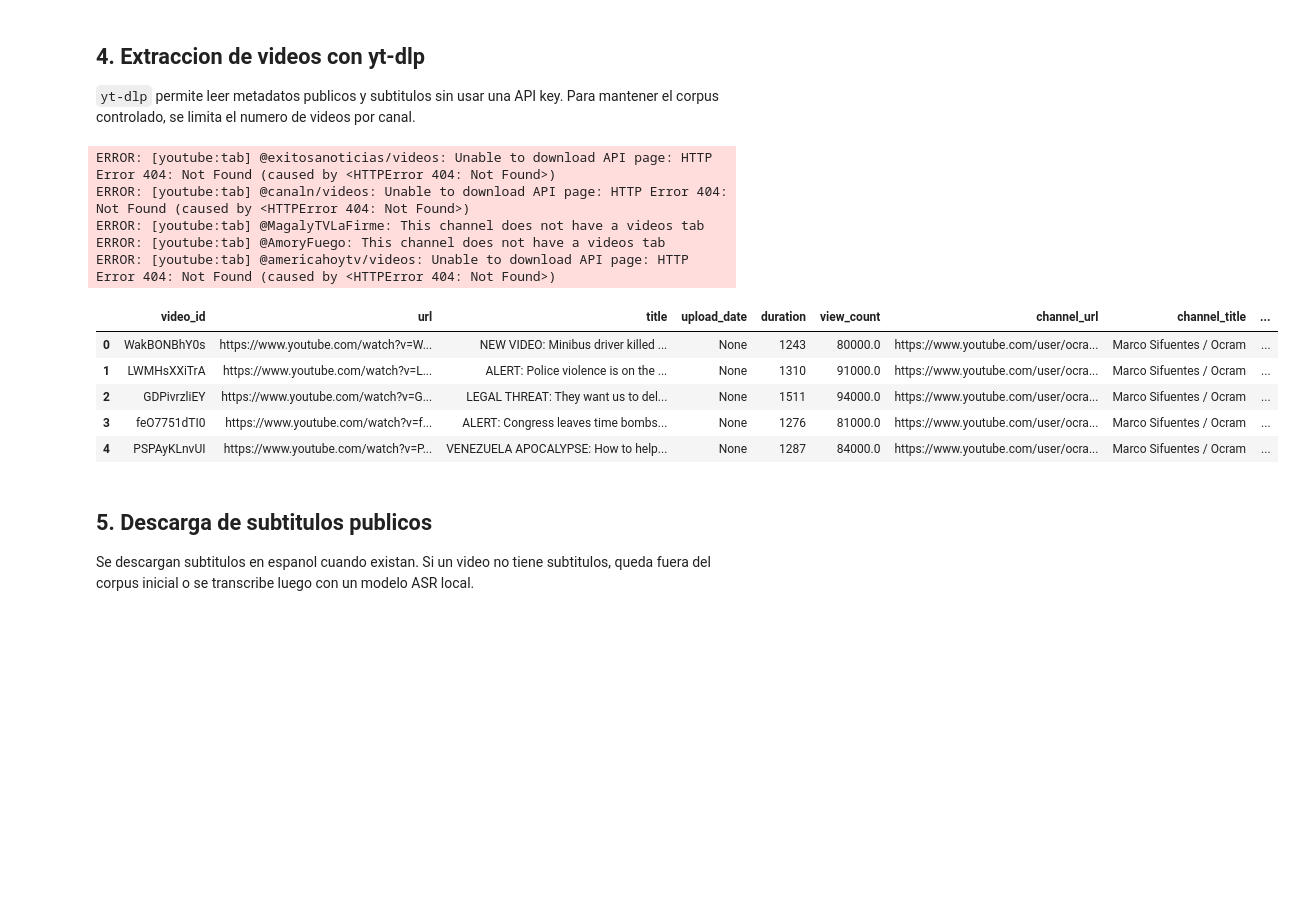
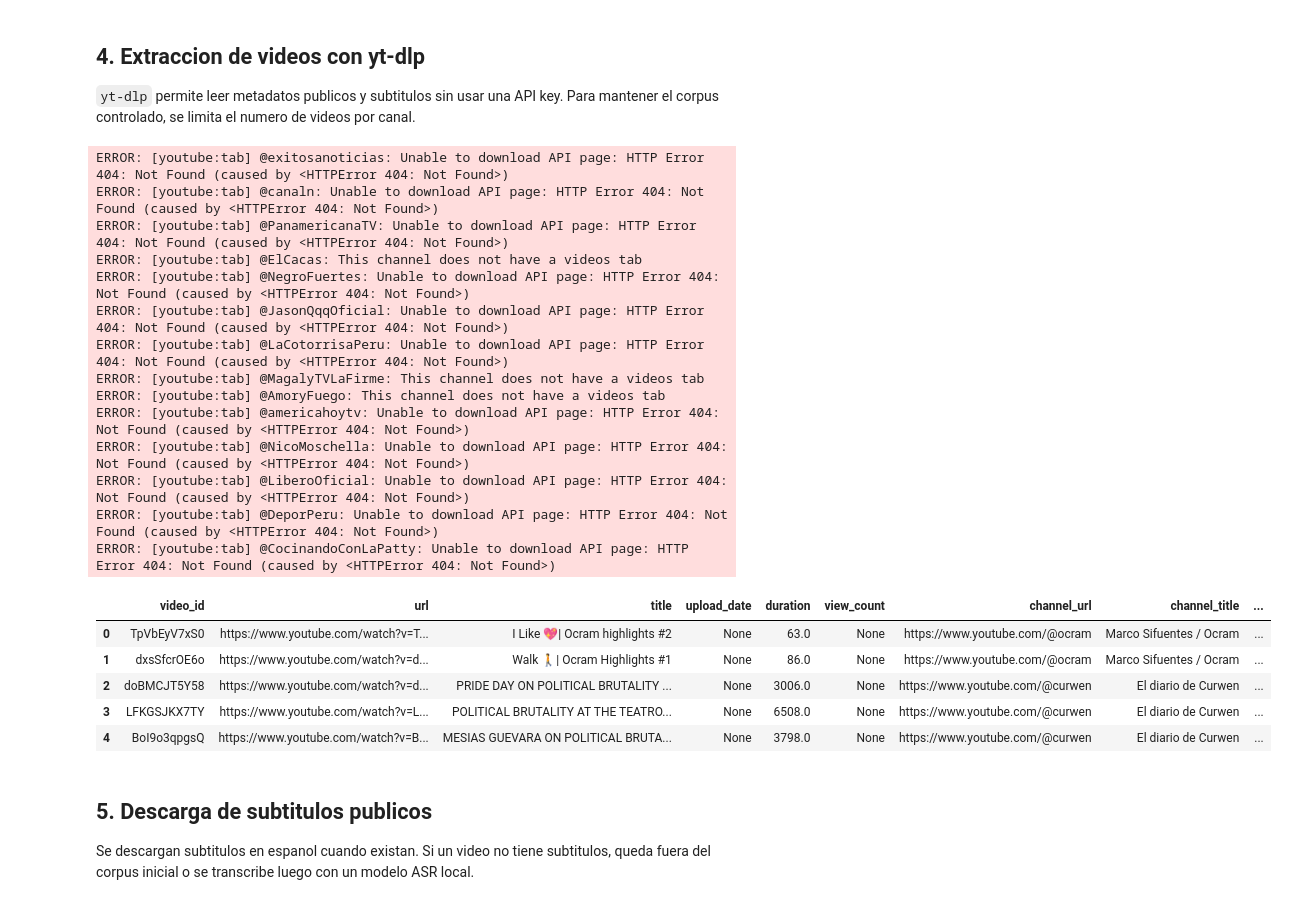
Before and after one commit to lkoc/Trabajo_PLN-MIA-Grupo4, a Jupyter notebook: Cuadernos/01_scraping_youtube_politica_farandula.ipynb, the cells around one changed output. Drawn from its saved outputs; the diff is of its cells as text; code cells hidden in the pictures; blank space fills up the shorter version.

```diff
--- a/Cuadernos/01_scraping_youtube_politica_farandula.ipynb
+++ b/Cuadernos/01_scraping_youtube_politica_farandula.ipynb
@@ -295,34 +363,43 @@ def listar_videos_canal(channel_url, max_videos=15):
         })
     return filas
 # %%
-MAX_VIDEOS_POR_CANAL = 20
+MAX_VIDEOS_POR_CANAL = 25
 
 videos = []
 for _, canal in tqdm(canales_semilla.iterrows(), total=len(canales_semilla)):
     try:
         filas = listar_videos_canal(canal['url'], max_videos=MAX_VIDEOS_POR_CANAL)
         for fila in filas:
             fila['channel_title'] = canal['nombre']
             fila['categoria_fuente'] = canal['categoria']
         videos.extend(filas)
     except Exception as exc:
         print('No se pudo leer canal:', canal['nombre'], exc)
 
 videos_df = pd.DataFrame(videos).drop_duplicates('video_id')
 videos_df.to_csv(RAW_DIR / 'videos_candidatos.csv', index=False)
 videos_df.head()
 # %% [output]
-ERROR: [youtube:tab] @exitosanoticias/videos: Unable to download API page: HTTP Error 404: Not Found (caused by <HTTPError 404: Not Found>)
-ERROR: [youtube:tab] @canaln/videos: Unable to download API page: HTTP Error 404: Not Found (caused by <HTTPError 404: Not Found>)
+ERROR: [youtube:tab] @exitosanoticias: Unable to download API page: HTTP Error 404: Not Found (caused by <HTTPError 404: Not Found>)
+ERROR: [youtube:tab] @canaln: Unable to download API page: HTTP Error 404: Not Found (caused by <HTTPError 404: Not Found>)
+ERROR: [youtube:tab] @PanamericanaTV: Unable to download API page: HTTP Error 404: Not Found (caused by <HTTPError 404: Not Found>)
+ERROR: [youtube:tab] @ElCacas: This channel does not have a videos tab
+ERROR: [youtube:tab] @NegroFuertes: Unable to download API page: HTTP Error 404: Not Found (caused by <HTTPError 404: Not Found>)
+ERROR: [youtube:tab] @JasonQqqOficial: Unable to download API page: HTTP Error 404: Not Found (caused by <HTTPError 404: Not Found>)
+ERROR: [youtube:tab] @LaCotorrisaPeru: Unable to download API page: HTTP Error 404: Not Found (caused by <HTTPError 404: Not Found>)
 ERROR: [youtube:tab] @MagalyTVLaFirme: This channel does not have a videos tab
 ERROR: [youtube:tab] @AmoryFuego: This channel does not have a videos tab
-ERROR: [youtube:tab] @americahoytv/videos: Unable to download API page: HTTP Error 404: Not Found (caused by <HTTPError 404: Not Found>)
+ERROR: [youtube:tab] @americahoytv: Unable to download API page: HTTP Error 404: Not Found (caused by <HTTPError 404: Not Found>)
+ERROR: [youtube:tab] @NicoMoschella: Unable to download API page: HTTP Error 404: Not Found (caused by <HTTPError 404: Not Found>)
+ERROR: [youtube:tab] @LiberoOficial: Unable to download API page: HTTP Error 404: Not Found (caused by <HTTPError 404: Not Found>)
+ERROR: [youtube:tab] @DeporPeru: Unable to download API page: HTTP Error 404: Not Found (caused by <HTTPError 404: Not Found>)
+ERROR: [youtube:tab] @CocinandoConLaPatty: Unable to download API page: HTTP Error 404: Not Found (caused by <HTTPError 404: Not Found>)
 |  | video_id | url | title | upload_date | duration | view_count | channel_url | channel_title | ... |
-| 0 | WakBONBhY0s | https://www.youtube.com/watch?v=W... | NEW VIDEO: Minibus driver killed ... | None | 1243 | 80000.0 | https://www.youtube.com/user/ocra... | Marco Sifuentes / Ocram | ... |
-| 1 | LWMHsXXiTrA | https://www.youtube.com/watch?v=L... | ALERT: Police violence is on the ... | None | 1310 | 91000.0 | https://www.youtube.com/user/ocra... | Marco Sifuentes / Ocram | ... |
-| 2 | GDPivrzliEY | https://www.youtube.com/watch?v=G... | LEGAL THREAT: They want us to del... | None | 1511 | 94000.0 | https://www.youtube.com/user/ocra... | Marco Sifuentes / Ocram | ... |
-| 3 | feO7751dTI0 | https://www.youtube.com/watch?v=f... | ALERT: Congress leaves time bombs... | None | 1276 | 81000.0 | https://www.youtube.com/user/ocra... | Marco Sifuentes / Ocram | ... |
-| 4 | PSPAyKLnvUI | https://www.youtube.com/watch?v=P... | VENEZUELA APOCALYPSE: How to help... | None | 1287 | 84000.0 | https://www.youtube.com/user/ocra... | Marco Sifuentes / Ocram | ... |
+| 0 | TpVbEyV7xS0 | https://www.youtube.com/watch?v=T... | I Like 💖| Ocram highlights #2 | None | 63.0 | None | https://www.youtube.com/@ocram | Marco Sifuentes / Ocram | ... |
+| 1 | dxsSfcrOE6o | https://www.youtube.com/watch?v=d... | Walk 🚶| Ocram Highlights #1 | None | 86.0 | None | https://www.youtube.com/@ocram | Marco Sifuentes / Ocram | ... |
+| 2 | doBMCJT5Y58 | https://www.youtube.com/watch?v=d... | PRIDE DAY ON POLITICAL BRUTALITY ... | None | 3006.0 | None | https://www.youtube.com/@curwen | El diario de Curwen | ... |
+| 3 | LFKGSJKX7TY | https://www.youtube.com/watch?v=L... | POLITICAL BRUTALITY AT THE TEATRO... | None | 6508.0 | None | https://www.youtube.com/@curwen | El diario de Curwen | ... |
+| 4 | BoI9o3qpgsQ | https://www.youtube.com/watch?v=B... | MESIAS GUEVARA ON POLITICAL BRUTA... | None | 3798.0 | None | https://www.youtube.com/@curwen | El diario de Curwen | ... |
 # %% [markdown]
 ## 5. Descarga de subtitulos publicos
 
```
Also changed, not shown: parts of 12 cells of this notebook, 7 other files.
